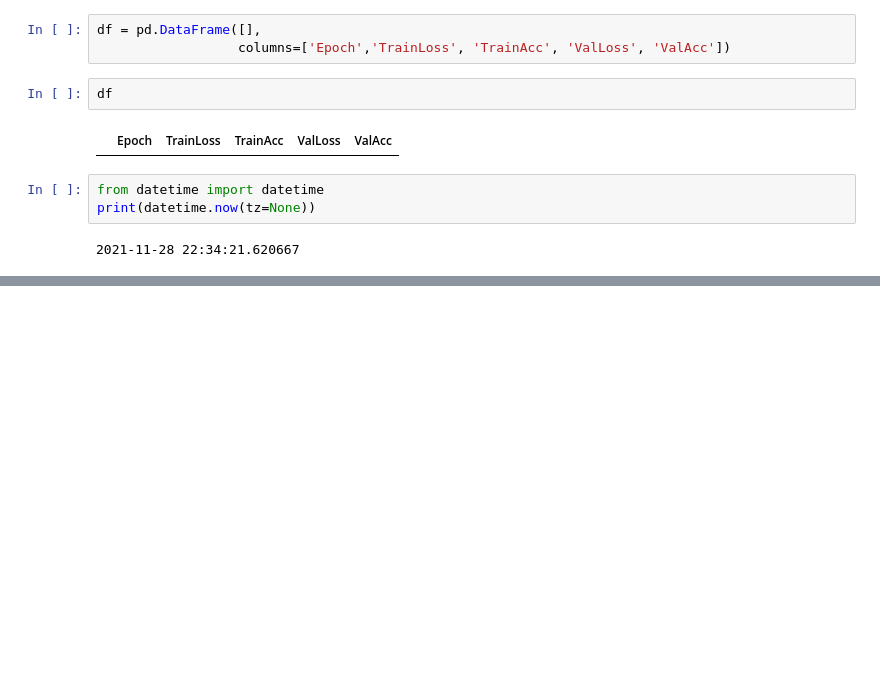
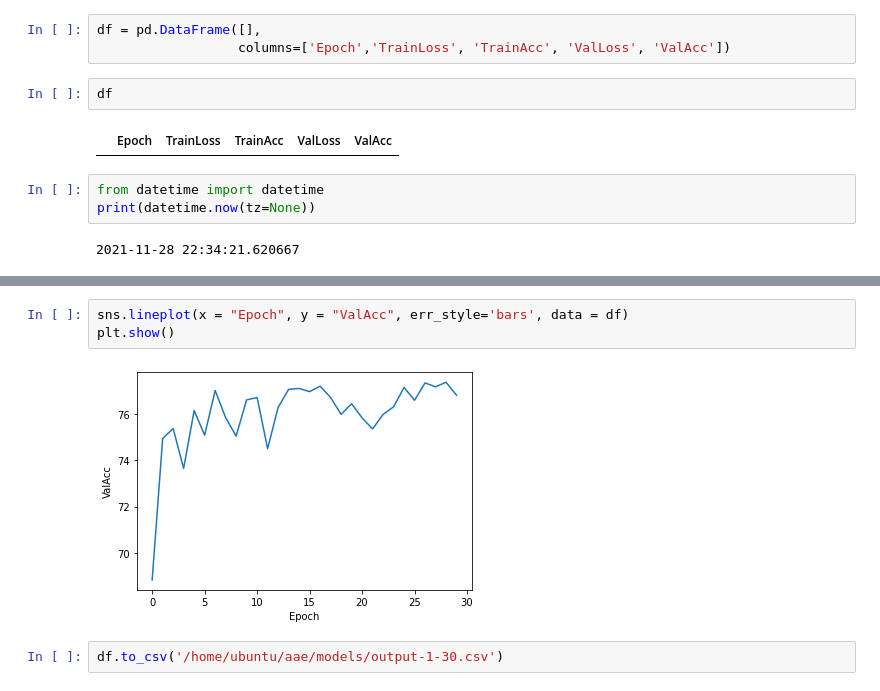
Before and after one commit to neosavvy/Fetal-head-segmentation-and-circumference-measurement-from-ultrasound-images, a Jupyter notebook: Process and Create Model.ipynb, the cells around one changed output, grey strips where cells are left out. Cells and saved outputs as stored; diff of their text form; blank space fills up the shorter version.

```diff
--- a/Process and Create Model.ipynb
+++ b/Process and Create Model.ipynb
@@ -140,0 +158,7 @@ Unet(
+# %%
+sns.lineplot(x = "Epoch", y = "ValAcc", err_style='bars', data = df)
+plt.show()
+# %% [output]
+[figure, added]
+# %%
+df.to_csv('/home/ubuntu/aae/models/output-1-30.csv')
```
Also changed, not shown: parts of 5 cells of this notebook.
